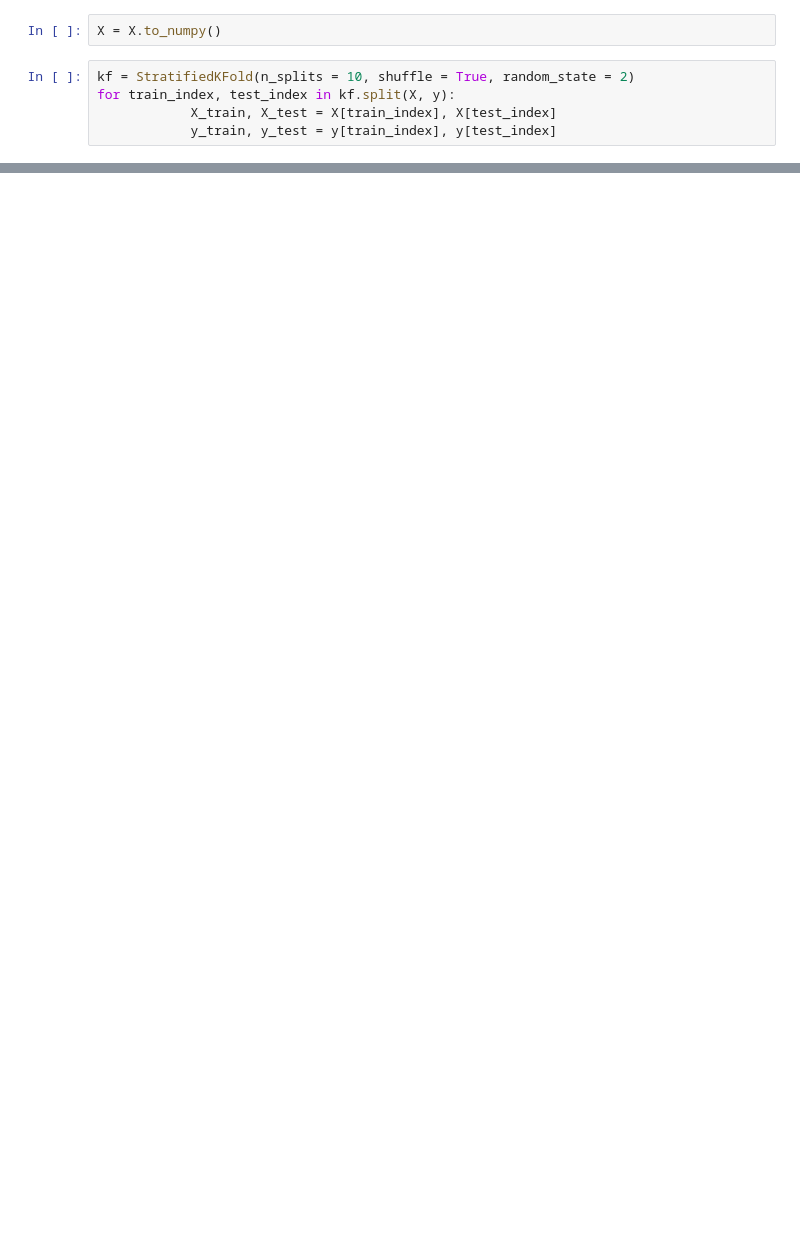
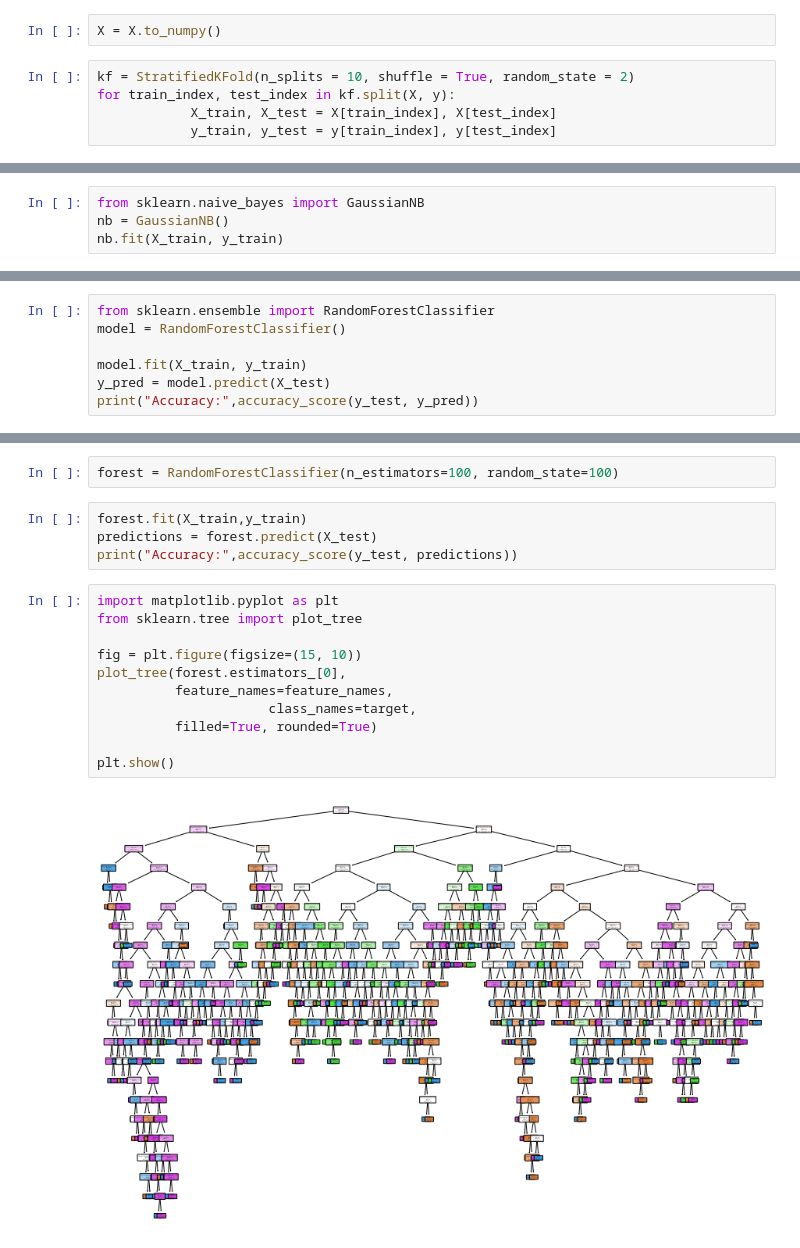
Before and after one commit to Madhu-Mitra/MLPC, a Jupyter notebook: task3_DecisionTree_Madhulika.ipynb, the cells around one changed output, grey strips where cells are left out. Saved outputs shown, nothing was run; the diff lists cells and outputs as text; blank space fills up the shorter version.

Commit message:
decision tree and random forest

```diff
--- a/task3_DecisionTree_Madhulika.ipynb
+++ b/task3_DecisionTree_Madhulika.ipynb
@@ -161,0 +152,4 @@ print(r)
+# %%
+from sklearn.naive_bayes import GaussianNB
+nb = GaussianNB()
+nb.fit(X_train, y_train)
@@ -161,0 +158,7 @@ print(r)
+# %%
+from sklearn.ensemble import RandomForestClassifier
+model = RandomForestClassifier()
+
+model.fit(X_train, y_train)
+y_pred = model.predict(X_test)
+print("Accuracy:",accuracy_score(y_test, y_pred))
@@ -161,0 +208,19 @@ print(r)
+# %%
+forest = RandomForestClassifier(n_estimators=100, random_state=100)
+# %%
+forest.fit(X_train,y_train)
+predictions = forest.predict(X_test)
+print("Accuracy:",accuracy_score(y_test, predictions))
+# %%
+import matplotlib.pyplot as plt
+from sklearn.tree import plot_tree
+
+fig = plt.figure(figsize=(15, 10))
+plot_tree(forest.estimators_[0],
+          feature_names=feature_names,
+                      class_names=target,
+          filled=True, rounded=True)
+
+plt.show()
+# %% [output]
+[figure, added]
```
Also changed, not shown: parts of 19 cells of this notebook.
